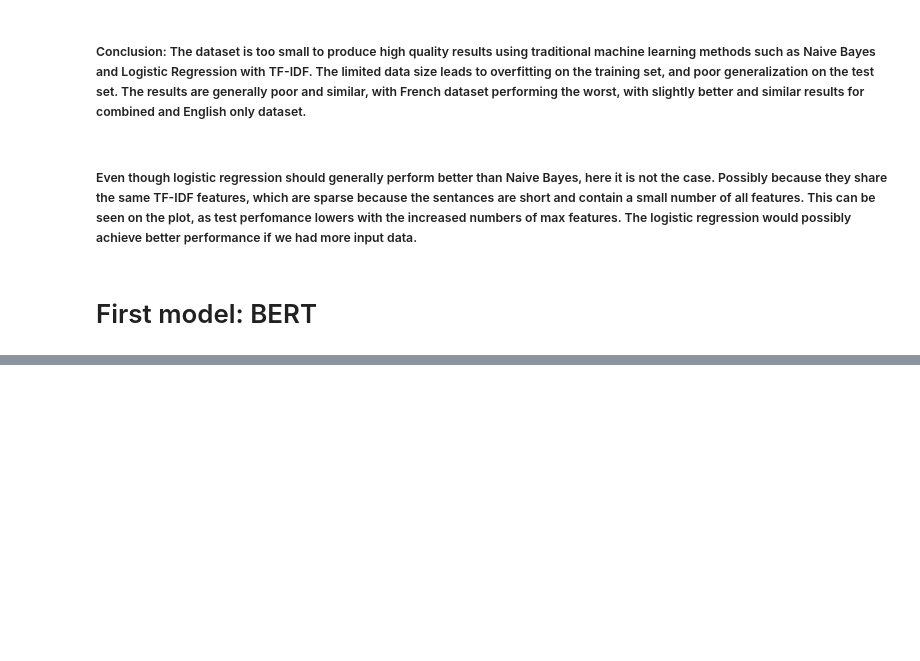
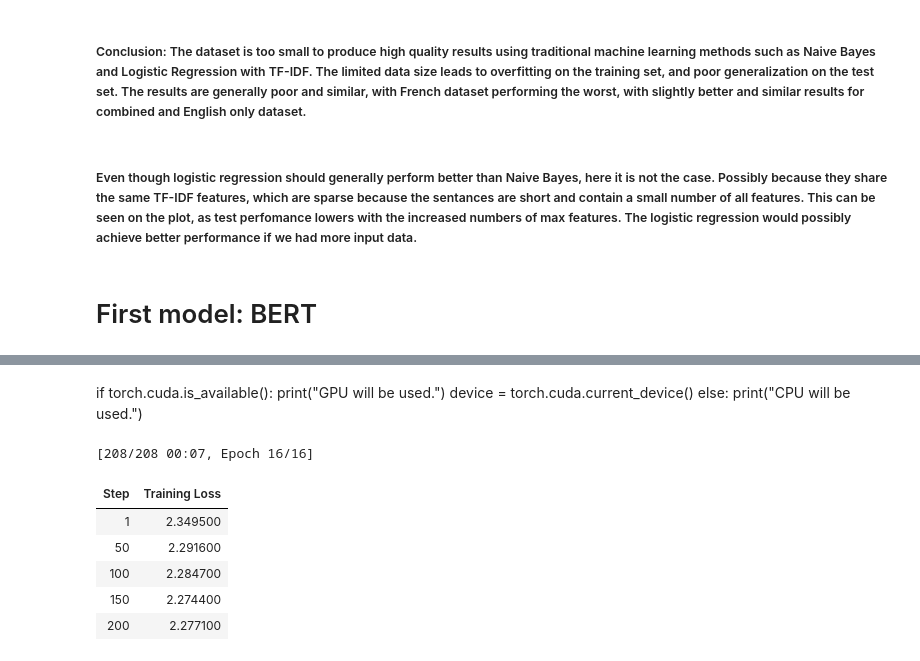
Before and after one commit to DavidSevic/expert-prediction-nlp, a Jupyter notebook: project.ipynb, the cells around one changed output, grey strips where cells are left out. Cells and saved outputs as stored; diff of their text form; code cells hidden in the pictures; blank space fills up the shorter version.

```diff
--- a/project.ipynb
+++ b/project.ipynb
@@ -619,0 +783,49 @@ train_dataset[0]
+# %%
+from transformers import Trainer, TrainingArguments
+from sklearn.metrics import precision_recall_fscore_support, accuracy_score
+
+def compute_metrics(pred):
+    labels = pred.label_ids
+    preds = pred.predictions.argmax(-1)
+    precision, recall, f1, _ = precision_recall_fscore_support(labels, preds, zero_division=0)
+    acc = accuracy_score(labels, preds)
+    return {
+        'accuracy': acc,
+        'f1': f1,
+        'precision': precision,
+        'recall': recall
+    }
+
+training_args = TrainingArguments(
+    output_dir='./results',
+    logging_dir='./logs',
+    logging_first_step=True,
+    logging_steps=50,
+    num_train_epochs=16,
+    per_device_train_batch_size=8,
+    learning_rate=5e-5,
+    weight_decay=0.01
+)
+
+trainer = Trainer(
+    model=model,
+    args=training_args,
+    train_dataset=train_dataset,
+    compute_metrics=compute_metrics
+)
+# %% [markdown]
+if torch.cuda.is_available():
+  print("GPU will be used.")
+  device = torch.cuda.current_device()
+else:
+  print("CPU will be used.")
+# %%
+train_results = trainer.train()
+# %% [output]
+[208/208 00:07, Epoch 16/16]
+| Step | Training Loss |
+| 1 | 2.349500 |
+| 50 | 2.291600 |
+| 100 | 2.284700 |
+| 150 | 2.274400 |
+| 200 | 2.277100 |
```
Also changed, not shown: parts of 28 cells of this notebook.
